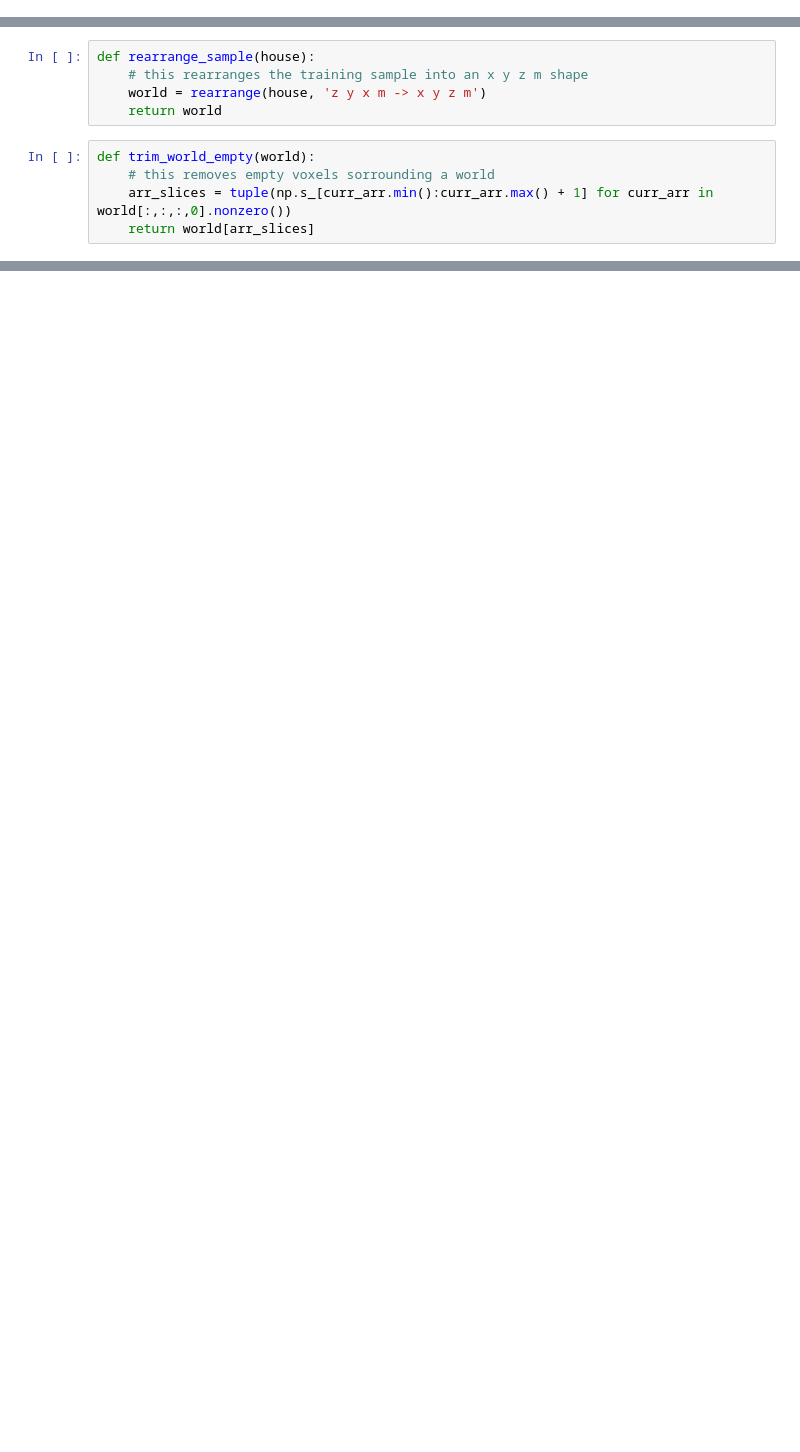
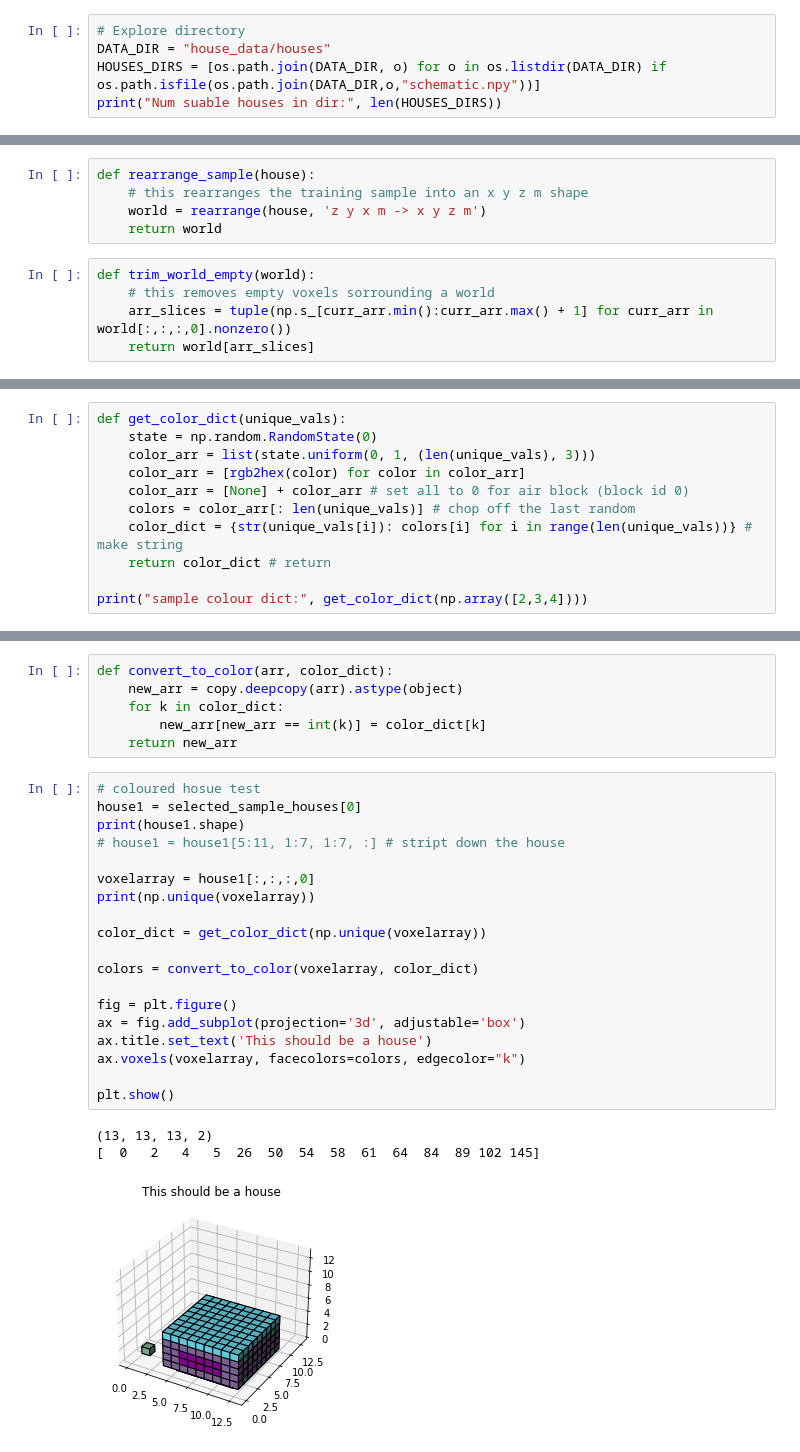
Before and after one commit to chaosarium/3D-GANCA, a Jupyter notebook: dataset/training-visualize.ipynb, the cells around one changed output, grey strips where cells are left out. Saved outputs shown, nothing was run; the diff lists cells and outputs as text; blank space fills up the shorter version.

```diff
--- a/dataset/training-visualize.ipynb
+++ b/dataset/training-visualize.ipynb
@@ -5,0 +10,5 @@ from einops import rearrange
+# %%
+# Explore directory
+DATA_DIR = "house_data/houses"
+HOUSES_DIRS = [os.path.join(DATA_DIR, o) for o in os.listdir(DATA_DIR) if os.path.isfile(os.path.join(DATA_DIR,o,"schematic.npy"))]
+print("Num suable houses in dir:", len(HOUSES_DIRS))
@@ -22,0 +36,11 @@ def pad_world(world):
+# %%
+def get_color_dict(unique_vals):
+    state = np.random.RandomState(0)
+    color_arr = list(state.uniform(0, 1, (len(unique_vals), 3)))
+    color_arr = [rgb2hex(color) for color in color_arr]
+    color_arr = [None] + color_arr # set all to 0 for air block (block id 0)
+    colors = color_arr[: len(unique_vals)] # chop off the last random
+    color_dict = {str(unique_vals[i]): colors[i] for i in range(len(unique_vals))} # make string
+    return color_dict # return
+
+print("sample colour dict:", get_color_dict(np.array([2,3,4])))
@@ -44,3 +78,32 @@ print(sample_houses[1][4, 3 ,3]) # this contains id/meta
+# %%
+def convert_to_color(arr, color_dict):
+    new_arr = copy.deepcopy(arr).astype(object)
+    for k in color_dict:
+        new_arr[new_arr == int(k)] = color_dict[k]
+    return new_arr
+# %%
+# coloured hosue test
+house1 = selected_sample_houses[0]
+print(house1.shape)
+# house1 = house1[5:11, 1:7, 1:7, :] # stript down the house
+
+voxelarray = house1[:,:,:,0]
+print(np.unique(voxelarray))
+
+color_dict = get_color_dict(np.unique(voxelarray))
+
+colors = convert_to_color(voxelarray, color_dict)
+
+fig = plt.figure()
+ax = fig.add_subplot(projection='3d', adjustable='box')
+ax.title.set_text('This should be a house')
+ax.voxels(voxelarray, facecolors=colors, edgecolor="k")
+
+plt.show()
+# %% [output]
+(13, 13, 13, 2)
+[  0   2   4   5  26  50  54  58  61  64  84  89 102 145]
+[figure, added]
 # %%
 def visualise_world(world):
 
```
Also changed, not shown: parts of 9 cells of this notebook.
